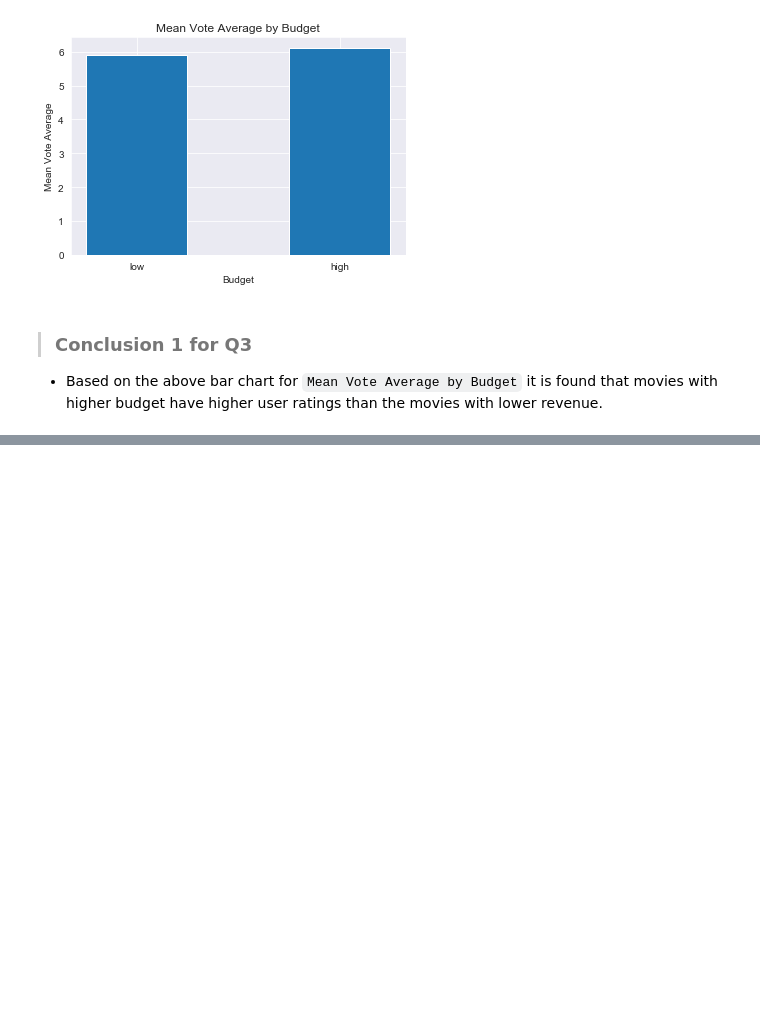
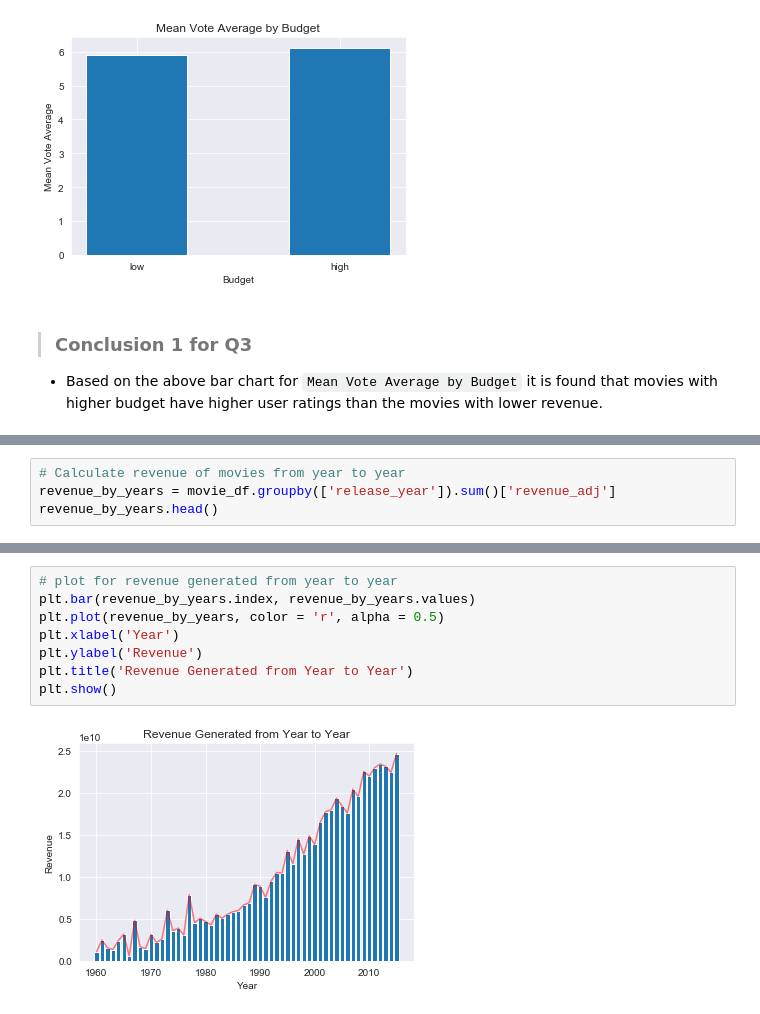
Before and after one commit to ManideepTelukuntla/Investigate-TMDB-Movie-Data, a Jupyter notebook: InvestigateTMDBMovieData.ipynb, the cells around one changed output, grey strips where cells are left out. Saved outputs shown, nothing was run; the diff lists cells and outputs as text; blank space fills up the shorter version.

```diff
--- a/InvestigateTMDBMovieData.ipynb
+++ b/InvestigateTMDBMovieData.ipynb
@@ -447,0 +451,4 @@ plot_chart(locations, labels, heights, xlabel, ylabel, title, width = 0.5)
+# %%
+# Calculate revenue of movies from year to year
+revenue_by_years = movie_df.groupby(['release_year']).sum()['revenue_adj']
+revenue_by_years.head()
@@ -447,0 +468,10 @@ plot_chart(locations, labels, heights, xlabel, ylabel, title, width = 0.5)
+# %%
+# plot for revenue generated from year to year
+plt.bar(revenue_by_years.index, revenue_by_years.values)
+plt.plot(revenue_by_years, color = 'r', alpha = 0.5)
+plt.xlabel('Year')
+plt.ylabel('Revenue')
+plt.title('Revenue Generated from Year to Year')
+plt.show()
+# %% [output]
+[figure, added]
```
Also changed, not shown: parts of 13 cells of this notebook.
